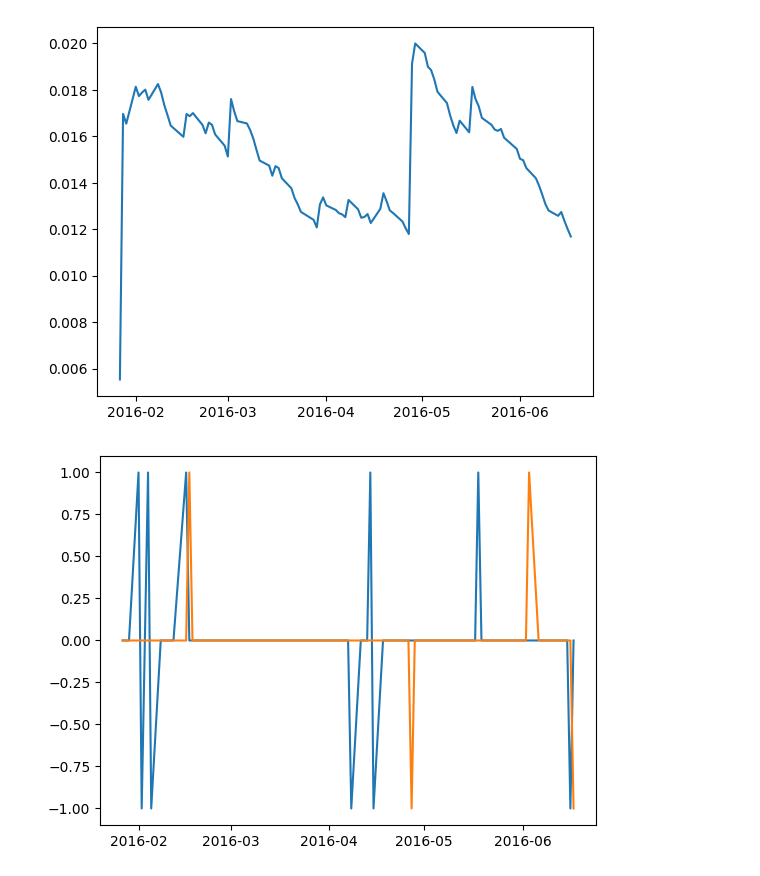
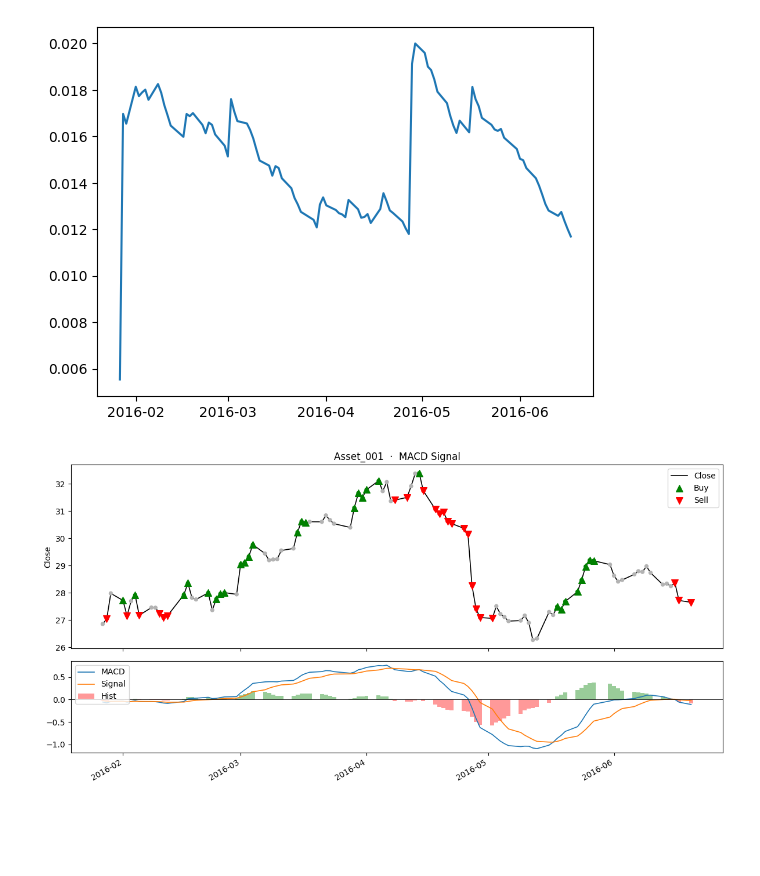
Before and after one commit to sanyam-dev/precog_test, a Jupyter notebook: task2.ipynb, the cells around one changed output. Saved outputs shown, nothing was run; the diff lists cells and outputs as text; code cells hidden in the pictures; blank space fills up the shorter version.

```diff
--- a/task2.ipynb
+++ b/task2.ipynb
@@ -13,5 +8,9 @@ See the migration guide at https://gymnasium.farama.org/introduction/migration_g
 # %%
-df = Utils.create_df("./data/anonymized_data/")
+# df = Utils.create_df("./d
+# ata/anonymized_data/")
+# pd.DataFrame(df).reset_index().to_csv("data/created_df.csv", index=False)
+df = pd.read_csv("data/created_df.csv")
+df["date"] = pd.to_datetime(df["date"])
 n = 1
 df = Utils.get_first_n_assets(df, n)
 features = Utils.get_features(df).dropna()
@@ -33,10 +30,31 @@ plt.show()
 # %%
 signal = pd.DataFrame()
 signal['date'] = features['date']
-signal['macd_signal_crossover'], signal['macd_zero_crossover'] = Utils.get_macd_signal(features['macd'], features['macds'], features['macdh'])
-plt.plot(signal['date'][:100], signal['macd_signal_crossover'][:100])
-plt.plot(signal['date'][:100], signal['macd_zero_crossover'][:100])
-plt.show()
+one = features.reset_index(drop=True).copy()
+one['macd_signal'] = Utils.get_macd_signal(one['macd'], one['macds'], one['macdh'])
+signal['macd_signal'] = one['macd_signal']
+sig = one['macd_signal']
+label = "MACD Signal"
+
+window = slice(None, 100)  # first 100 bars; use slice(None) for all
+px = one.loc[window]
+s = px['macd_signal']
+dates = pd.to_datetime(px["date"])
+close = px["close"]
+
+buy = s == 1
+sell = s == -1
+
+fig, (ax, ax_m) = plt.subplots(2, 1, figsize=(12, 6), sharex=True, gridspec_kw={"height_ratios": [2, 1]})
+ax.plot(dates, close, color="black", lw=1.2, label="Close")
+ax.scatter(dates, close, c=["g" if v == 1 else "r" if v == -1 else "0.7" for v in s], s=18, zorder=3)
+ax.scatter(dates[buy], close[buy], marker="^", s=70, color="green", zorder=4, label="Buy")
+ax.scatter(dates[sell], close[sell], marker="v", s=70, color="red", zorder=4, label="Sell")
+ax.set_title(f"{one['tic'].iloc[0]}  ·  {label}"); ax.set_ylabel("Close"); ax.legend()
+ax_m.plot(dates, px["macd"], color="C0", lw=1.2, label="MACD"); ax_m.plot(dates, px["macds"], color="C1", lw=1.2, label="Signal")
+ax_m.bar(dates, px["macdh"], color=["g" if v >= 0 else "r" for v in px["macdh"]], width=1.0, alpha=0.4, label="Hist")
+ax_m.axhline(0, color="k", lw=0.6); ax_m.legend(loc="upper left")
+fig.autofmt_xdate(); fig.tight_layout(); plt.show()
 # %% [output]
-[figure, old version]
+[figure, new version]
 # %%
```
Also changed, not shown: parts of 6 cells of this notebook, 3 other files.
